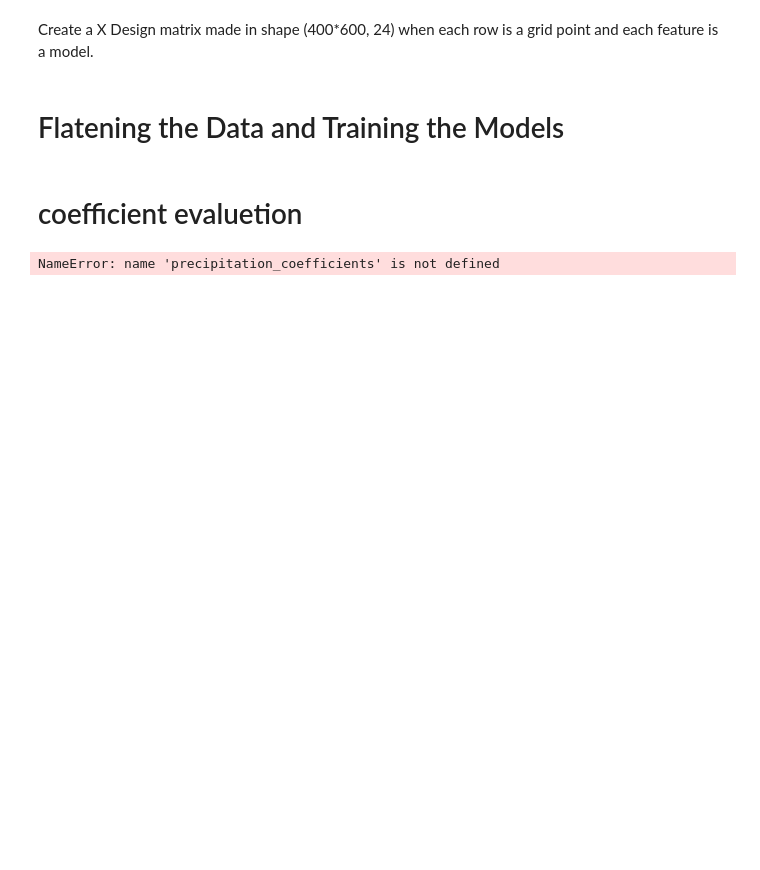
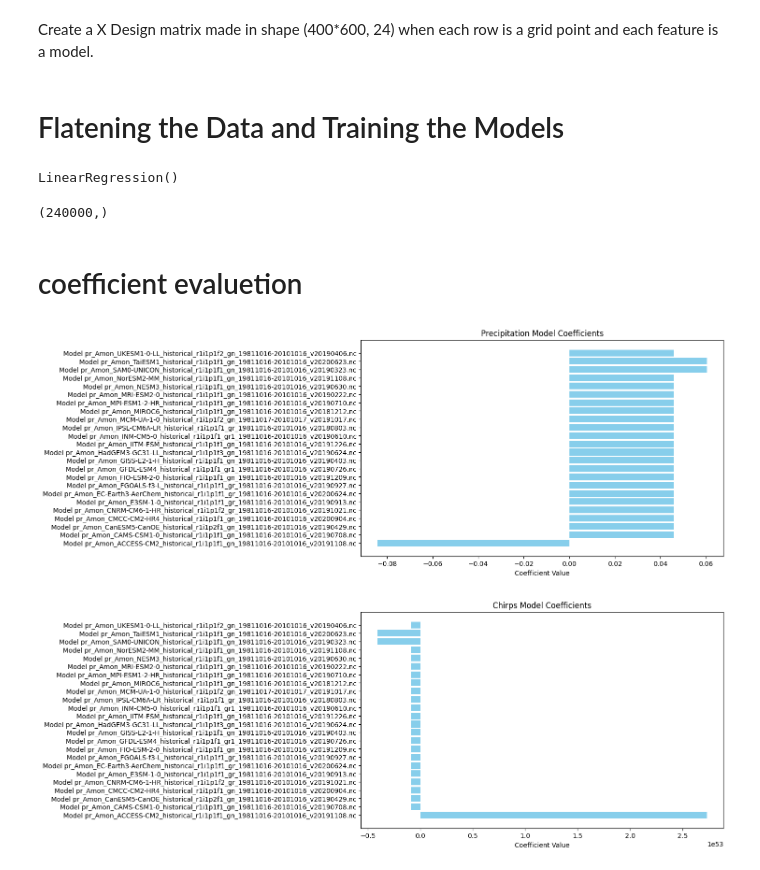
Before and after one commit to TrueMichato/sub-seasonal-cmip-analysis, a Jupyter notebook: src/ensemblineg_pipline.ipynb, the cells around one changed output. Cells and saved outputs as stored; diff of their text form; code cells hidden in the pictures; blank space fills up the shorter version.

Commit message:
added the results of linear regression of cmipXcmip average and cmipXchirps average

```diff
--- a/src/ensemblineg_pipline.ipynb
+++ b/src/ensemblineg_pipline.ipynb
@@ -53,24 +54,54 @@ def flatten_models_to_grid_matrix(interpolated_precip_list: List[np.ndarray]) ->
         X[:, i] = precip_matrix.reshape(-1)
 
     return X
+# %%
+data_relative_path = os.path.join('..', 'Data')
+cmip_models_path_path = os.path.join(data_relative_path,'CMIP6','Precipitation')
+interpulated_cmip_path = os.path.join(data_relative_path,'InterpulatedCMIP6_400X600')
+CHIRPS_path = os.path.join(data_relative_path,'CHIRPS2')
+# %%
+def get_chirps_flat():
+    chirps_dataset = nc.Dataset(f"{CHIRPS_path}/chirps_octobers_middle_east_1981_2010.nc") # CHIRPS_Monthly_precipitation
+    chirps_precip_data = np.array(chirps_data_us.variables['precip'][:])
+    chirps_2D = np.mean(chirps_precip_data,axis=0)
+    flat_chirps_2D= chirps_mat.reshape(-1)
+    return flat_chirps_2D
 # %% [markdown]
 # Flatening the Data and Training the Models
 # %%
 # get correlation and precipitation data in 24-sized list
 models_precipitation : list[np.ndarray] = []
 models_correlation : list[np.ndarray] = []
+for file in os.listdir(interpulated_cmip_path):
+    model_path = os.path.join(interpulated_cmip_path,file)
+    model_data = np.load(file_path)
+    model_mean_data = np.mean(model_data, axis=0)
+    models_precipitation.append(model_mean_data)
+
+
 # TODO we need to see how to separate to test and train so it make sense
 X_precipitation : np.ndarray = flatten_models_to_grid_matrix(models_precipitation)
-X_correlation : np.ndarray = flatten_models_to_grid_matrix(models_correlation)
+# X_correlation : np.ndarray = flatten_models_to_grid_matrix(models_correlation)
 
 y_precipitation : np.ndarray = np.mean(X_precipitation, axis=1)
-y_correlation : np.ndarray = np.mean(X_correlation, axis=1)
+# y_correlation : np.ndarray = np.mean(X_correlation, axis=1)
+y_chirps = get_chirps_flat()
+
+
 
 reg_model_precipitation = LinearRegression()
-reg_model_correlation = LinearRegression()
+# reg_model_correlation = LinearRegression()
+reg_model_chirps = LinearRegression()
 
 reg_model_precipitation.fit(X_precipitation, y_precipitation)
-reg_model_correlation.fit(X_correlation, y_correlation)
+# reg_model_correlation.fit(X_correlation, y_correlation)
+reg_model_chirps.fit(X_precipitation, y_chirps)
+# %% [output]
+LinearRegression()
+# %%
+y_chirps.shape
+# %% [output]
+(240000,)
 # %% [markdown]
 # coefficient evaluetion
 # %%
@@ -98,7 +129,14 @@ def plot_coefficients(coefficients: np.ndarray, model_names: List[str], title: s
 # %%
 CMIP_PATH = os.path.join('..','Data','CMIP6','Precipitation')
 model_names = [f'Model {model_name}' for model_name in os.listdir(CMIP_PATH)]  # Replace with actual model names if available
+precipitation_coefficients = reg_model_precipitation.coef_
+# correlation_coefficients = reg_model_precipitation.coef_
+chirps_coefficients = reg_model_chirps.coef_
+
+
 plot_coefficients(precipitation_coefficients, model_names, 'Precipitation Model Coefficients')
-plot_coefficients(correlation_coefficients, model_names, 'Correlation Model Coefficients')
+# plot_coefficients(correlation_coefficients, model_names, 'Correlation Model Coefficients')
+plot_coefficients(chirps_coefficients, model_names, 'Chirps Model Coefficients')
 # %% [output]
-NameError: name 'precipitation_coefficients' is not defined
+[figure, added]
+[figure, added]
```
Also changed, not shown: parts of 1 cell of this notebook, 1 other file.
